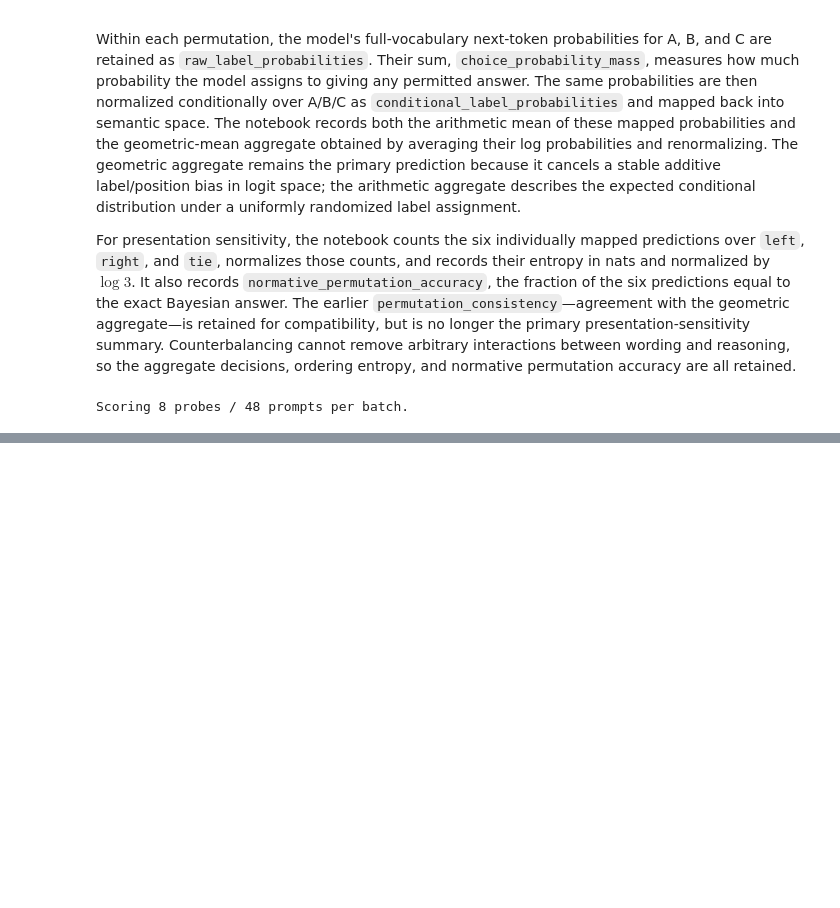
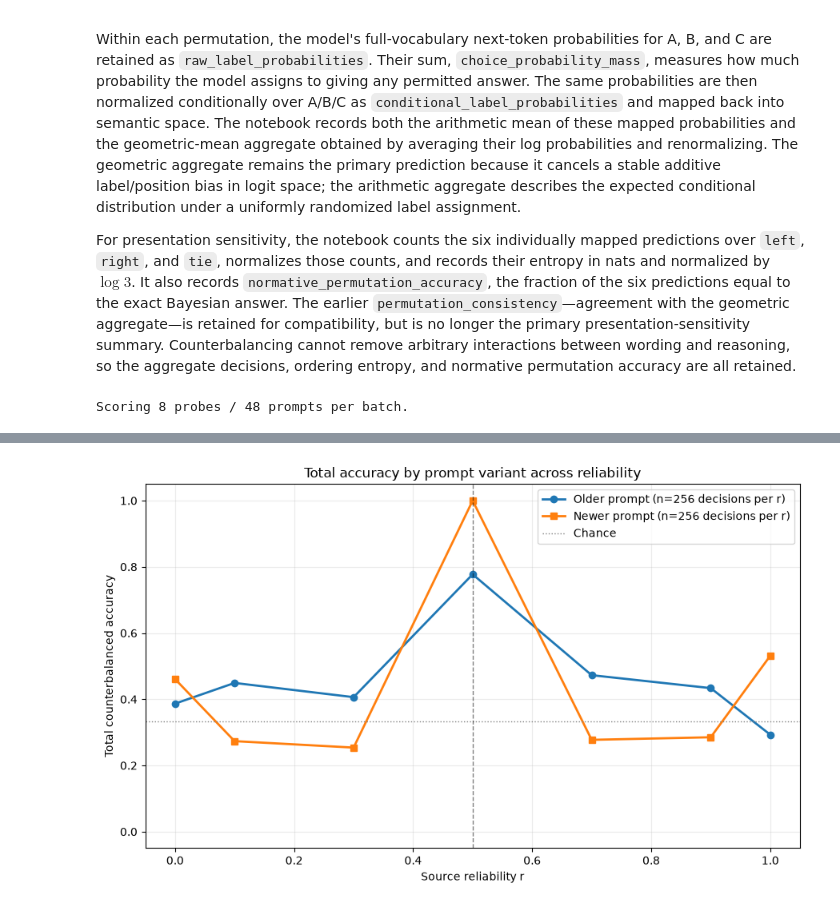
Before and after one commit to sooham/MATS, a Jupyter notebook: notebooks/01_minimal_noisy_source.ipynb, the cells around one changed output, grey strips where cells are left out. Drawn from its saved outputs; the diff is of its cells as text; code cells hidden in the pictures; blank space fills up the shorter version.

```diff
--- a/notebooks/01_minimal_noisy_source.ipynb
+++ b/notebooks/01_minimal_noisy_source.ipynb
@@ -1454,0 +1594,78 @@ else:
+# %%
+def total_accuracy_by_prompt(
+    rows: Sequence[dict[str, object]],
+) -> tuple[
+    dict[tuple[str, float], float],
+    dict[tuple[str, float], int],
+]:
+    grouped: dict[tuple[str, float], list[float]] = {}
+    for row in rows:
+        key = (str(row["prompt_variant"]), float(row["reliability"]))
+        grouped.setdefault(key, []).append(
+            float(row["counterbalanced_correct"])
+        )
+    accuracies = {
+        key: sum(values) / len(values) for key, values in grouped.items()
+    }
+    counts = {key: len(values) for key, values in grouped.items()}
+    return accuracies, counts
+
+
+total_prompt_accuracies, total_prompt_counts = total_accuracy_by_prompt(results)
+expected_total_keys = {
+    (prompt_variant, reliability)
+    for prompt_variant in PROMPT_VARIANTS
+    for reliability in reliability_values
+}
+missing_total_keys = expected_total_keys - set(total_prompt_accuracies)
+if missing_total_keys:
+    raise RuntimeError(
+        "Prompt comparison is incomplete; rerun the full evaluation grid. "
+        f"Missing groups: {sorted(missing_total_keys)}"
+    )
+for reliability in reliability_values:
+    matched_counts = {
+        total_prompt_counts[(prompt_variant, reliability)]
+        for prompt_variant in PROMPT_VARIANTS
+    }
+    if len(matched_counts) != 1:
+        raise RuntimeError(
+            f"Prompt variants have unmatched sample counts at r={reliability:g}: "
+            f"{sorted(matched_counts)}"
+        )
+
+fig, axis = plt.subplots(figsize=(9, 5.5))
+markers = {"older": "o", "newer": "s"}
+for prompt_variant in PROMPT_VARIANTS:
+    accuracy_values = [
+        total_prompt_accuracies[(prompt_variant, reliability)]
+        for reliability in reliability_values
+    ]
+    counts = [
+        total_prompt_counts[(prompt_variant, reliability)]
+        for reliability in reliability_values
+    ]
+    count_label = (
+        f"n={counts[0]} decisions per r"
+        if len(set(counts)) == 1
+        else f"n={min(counts)}–{max(counts)} decisions per r"
+    )
+    axis.plot(
+        reliability_values,
+        accuracy_values,
+        marker=markers.get(prompt_variant, "o"),
+        linewidth=2,
+        label=f"{PROMPT_VARIANT_LABELS[prompt_variant]} ({count_label})",
+    )
+axis.axhline(1 / 3, color="gray", linestyle=":", linewidth=1, label="Chance")
+axis.axvline(0.5, color="black", linestyle="--", linewidth=1, alpha=0.5)
+axis.set_ylim(-0.05, 1.05)
+axis.set_xlabel("Source reliability r")
+axis.set_ylabel("Total counterbalanced accuracy")
+axis.set_title("Total accuracy by prompt variant across reliability")
+axis.grid(alpha=0.25)
+axis.legend(loc="best")
+fig.tight_layout()
+plt.show()
+# %% [output]
+[figure, added]
```
Also changed, not shown: parts of 23 cells of this notebook, 6 other files.
